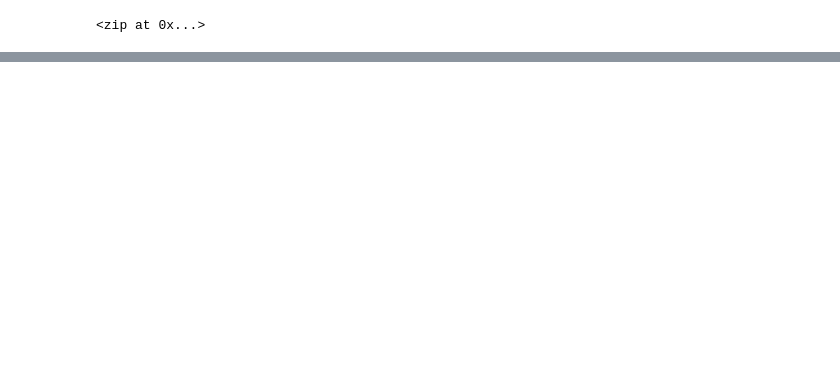
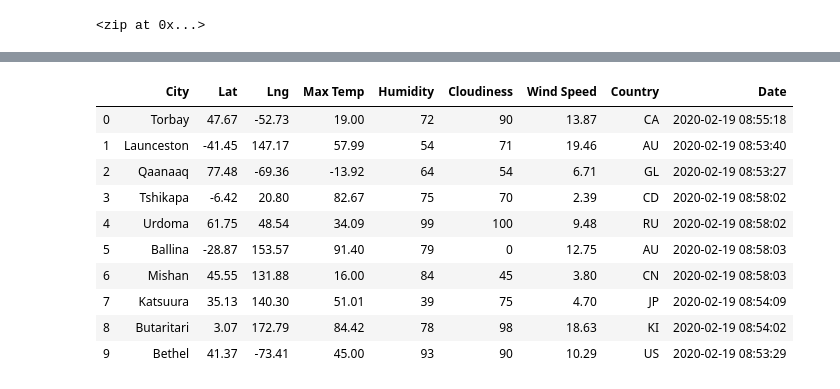
Before and after one commit to DaniGio/World_Weather_Analysis, a Jupyter notebook: WeatherPy.ipynb, the cells around one changed output, grey strips where cells are left out. Drawn from its saved outputs; the diff is of its cells as text; code cells hidden in the pictures; blank space fills up the shorter version.

```diff
--- a/WeatherPy.ipynb
+++ b/WeatherPy.ipynb
@@ -32,0 +136,16 @@ len(cities)
+# %%
+# Convert the array of dictionaries to a Pandas DataFrame.
+city_data_df = pd.DataFrame(city_data)
+city_data_df.head(10)
+# %% [output]
+|  | City | Lat | Lng | Max Temp | Humidity | Cloudiness | Wind Speed | Country | Date |
+| 0 | Torbay | 47.67 | -52.73 | 19.00 | 72 | 90 | 13.87 | CA | 2020-02-19 08:55:18 |
+| 1 | Launceston | -41.45 | 147.17 | 57.99 | 54 | 71 | 19.46 | AU | 2020-02-19 08:53:40 |
+| 2 | Qaanaaq | 77.48 | -69.36 | -13.92 | 64 | 54 | 6.71 | GL | 2020-02-19 08:53:27 |
+| 3 | Tshikapa | -6.42 | 20.80 | 82.67 | 75 | 70 | 2.39 | CD | 2020-02-19 08:58:02 |
+| 4 | Urdoma | 61.75 | 48.54 | 34.09 | 99 | 100 | 9.48 | RU | 2020-02-19 08:58:02 |
+| 5 | Ballina | -28.87 | 153.57 | 91.40 | 79 | 0 | 12.75 | AU | 2020-02-19 08:58:03 |
+| 6 | Mishan | 45.55 | 131.88 | 16.00 | 84 | 45 | 3.80 | CN | 2020-02-19 08:58:03 |
+| 7 | Katsuura | 35.13 | 140.30 | 51.01 | 39 | 75 | 4.70 | JP | 2020-02-19 08:54:09 |
+| 8 | Butaritari | 3.07 | 172.79 | 84.42 | 78 | 98 | 18.63 | KI | 2020-02-19 08:54:02 |
+| 9 | Bethel | 41.37 | -73.41 | 45.00 | 93 | 90 | 10.29 | US | 2020-02-19 08:53:29 |
```
Also changed, not shown: parts of 6 cells of this notebook, 3 other files.
